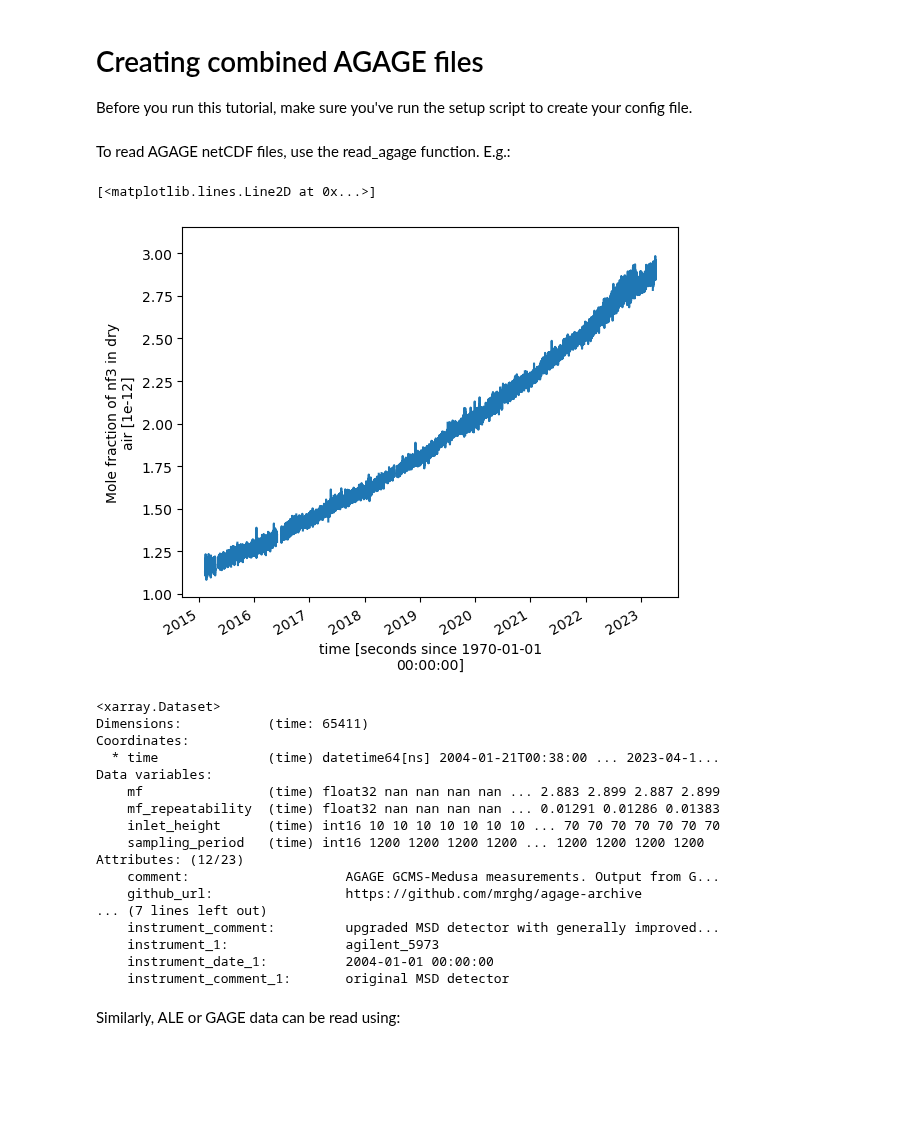
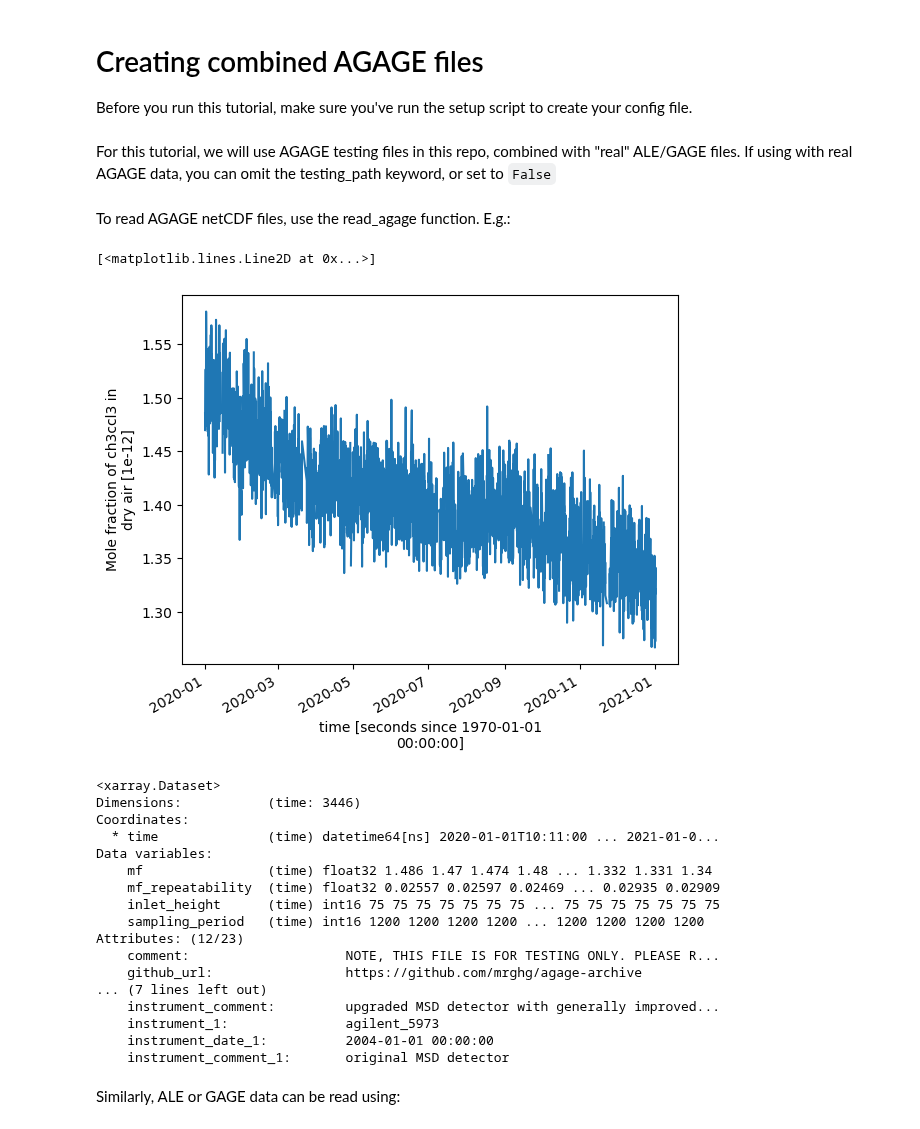
Before and after one commit to mrghg/agage-archive, a Jupyter notebook: notebooks/tutorial.ipynb, the cells around one changed output. Drawn from its saved outputs; the diff is of its cells as text; code cells hidden in the pictures; blank space fills up the shorter version.

Commit message:
Added testing files

````diff
--- a/notebooks/tutorial.ipynb
+++ b/notebooks/tutorial.ipynb
@@ -4,28 +4,33 @@
 Before you run this tutorial, make sure you've run the setup script to create your config file.
 # %%
 from agage_archive.io import read_agage, read_ale_gage, output_dataset, combine_datasets
+# %% [markdown]
+For this tutorial, we will use AGAGE testing files in this repo, combined with "real" ALE/GAGE files. If using with real AGAGE data, you can omit the testing_path keyword, or set to ```False```
+# %%
+testing_path = True
 # %% [markdown]
 To read AGAGE netCDF files, use the read_agage function. E.g.:
 # %%
-ds_agage = read_agage("NF3", "CGO", "GCMS-Medusa")
+ds_agage = read_agage("CH3CCl3", "CGO", "GCMS-Medusa",
+                      testing_path=testing_path)
 ds_agage.mf.plot()
 # %% [output]
 [<matplotlib.lines.Line2D at 0x...>]
-[figure, old version]
+[figure, new version]
 # %%
 ds_agage
 # %% [output]
 <xarray.Dataset>
-Dimensions:           (time: 65411)
+Dimensions:           (time: 3446)
 Coordinates:
-  * time              (time) datetime64[ns] 2004-01-21T00:38:00 ... 2023-04-1...
+  * time              (time) datetime64[ns] 2020-01-01T10:11:00 ... 2021-01-0...
 Data variables:
-    mf                (time) float32 nan nan nan nan ... 2.883 2.899 2.887 2.899
-    mf_repeatability  (time) float32 nan nan nan nan ... 0.01291 0.01286 0.01383
-    inlet_height      (time) int16 10 10 10 10 10 10 10 ... 70 70 70 70 70 70 70
+    mf                (time) float32 1.486 1.47 1.474 1.48 ... 1.332 1.331 1.34
+    mf_repeatability  (time) float32 0.02557 0.02597 0.02469 ... 0.02935 0.02909
+    inlet_height      (time) int16 75 75 75 75 75 75 75 ... 75 75 75 75 75 75 75
     sampling_period   (time) int16 1200 1200 1200 1200 ... 1200 1200 1200 1200
 Attributes: (12/23)
-    comment:                    AGAGE GCMS-Medusa measurements. Output from G...
+    comment:                    NOTE, THIS FILE IS FOR TESTING ONLY. PLEASE R...
     github_url:                 https://github.com/mrghg/agage-archive
 ... (7 lines left out)
     instrument_comment:         upgraded MSD detector with generally improved...
````
Also changed, not shown: parts of 8 cells of this notebook, 7 other files.
